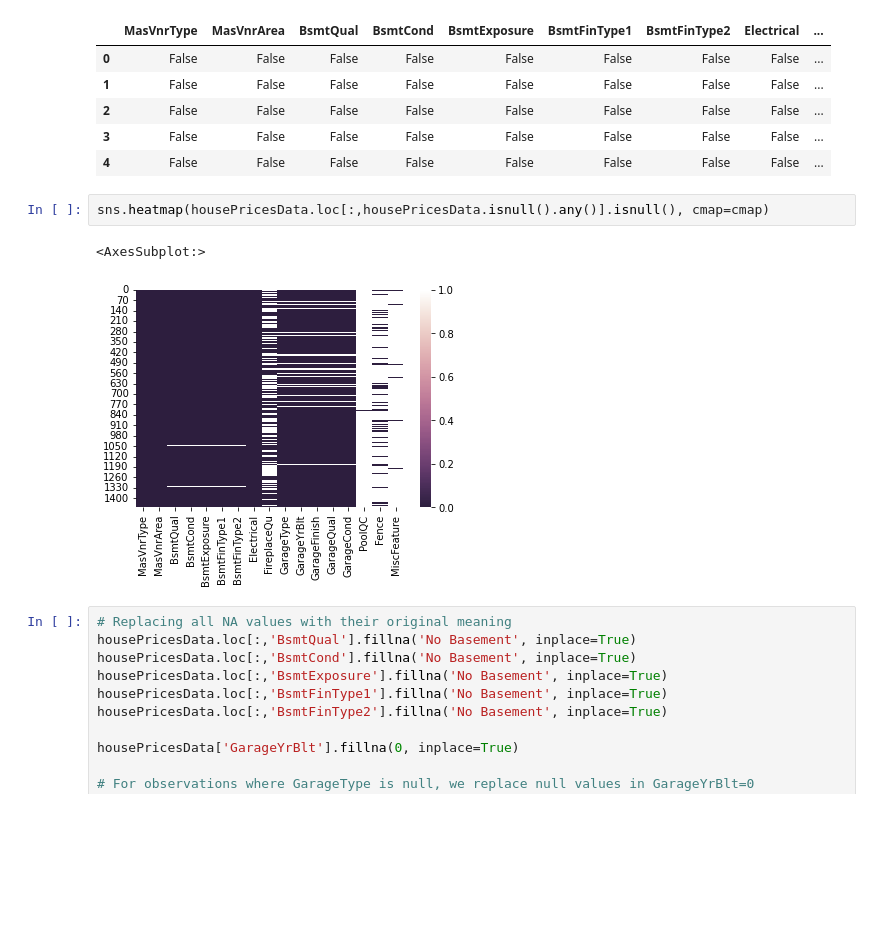
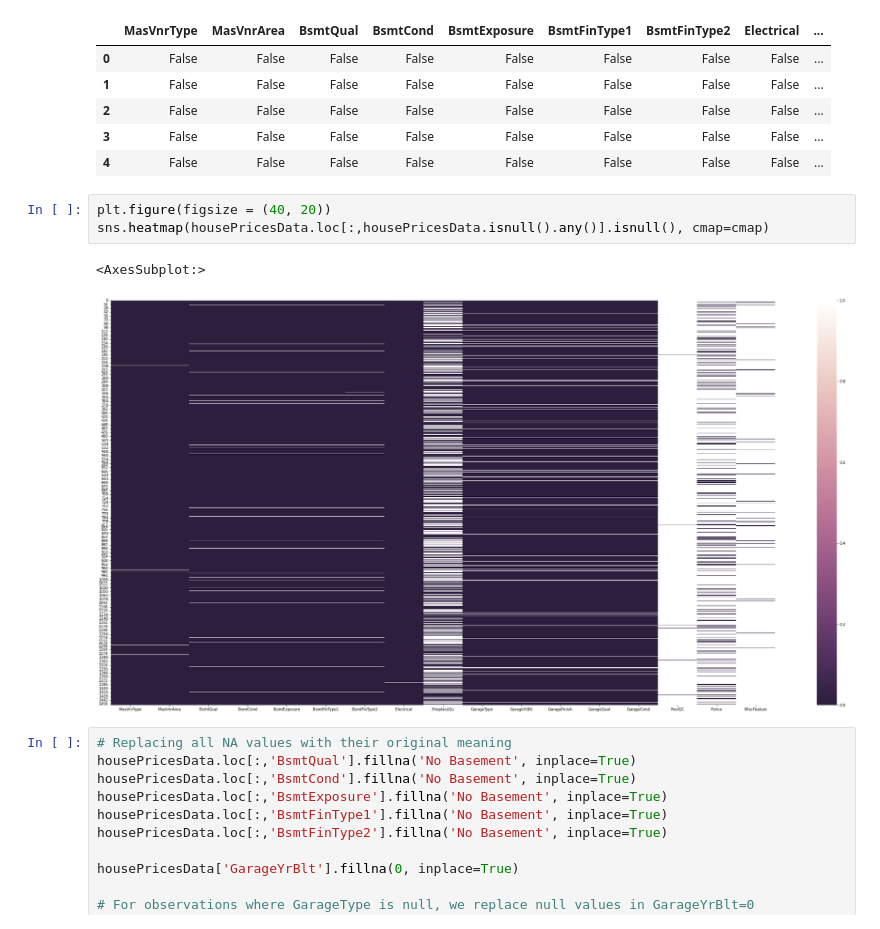
Before and after one commit to konfer/AIPro, a Jupyter notebook: Ensemble—cookbook/1—overview.ipynb, the cells around one changed output. Drawn from its saved outputs; the diff is of its cells as text; blank space fills up the shorter version.

```diff
--- a/Ensemble—cookbook/1—overview.ipynb
+++ b/Ensemble—cookbook/1—overview.ipynb
@@ -445,10 +441,11 @@ housePricesData.loc[:,housePricesData.isnull().any()].isnull().head()
 | 3 | False | False | False | False | False | False | False | False | ... |
 | 4 | False | False | False | False | False | False | False | False | ... |
 # %%
+plt.figure(figsize = (40, 20))
 sns.heatmap(housePricesData.loc[:,housePricesData.isnull().any()].isnull(), cmap=cmap)
 # %% [output]
 <AxesSubplot:>
-[figure, old version]
+[figure, new version]
 # %%
 # Replacing all NA values with their original meaning
 housePricesData.loc[:,'BsmtQual'].fillna('No Basement', inplace=True)
```
Also changed, not shown: parts of 12 cells of this notebook.
